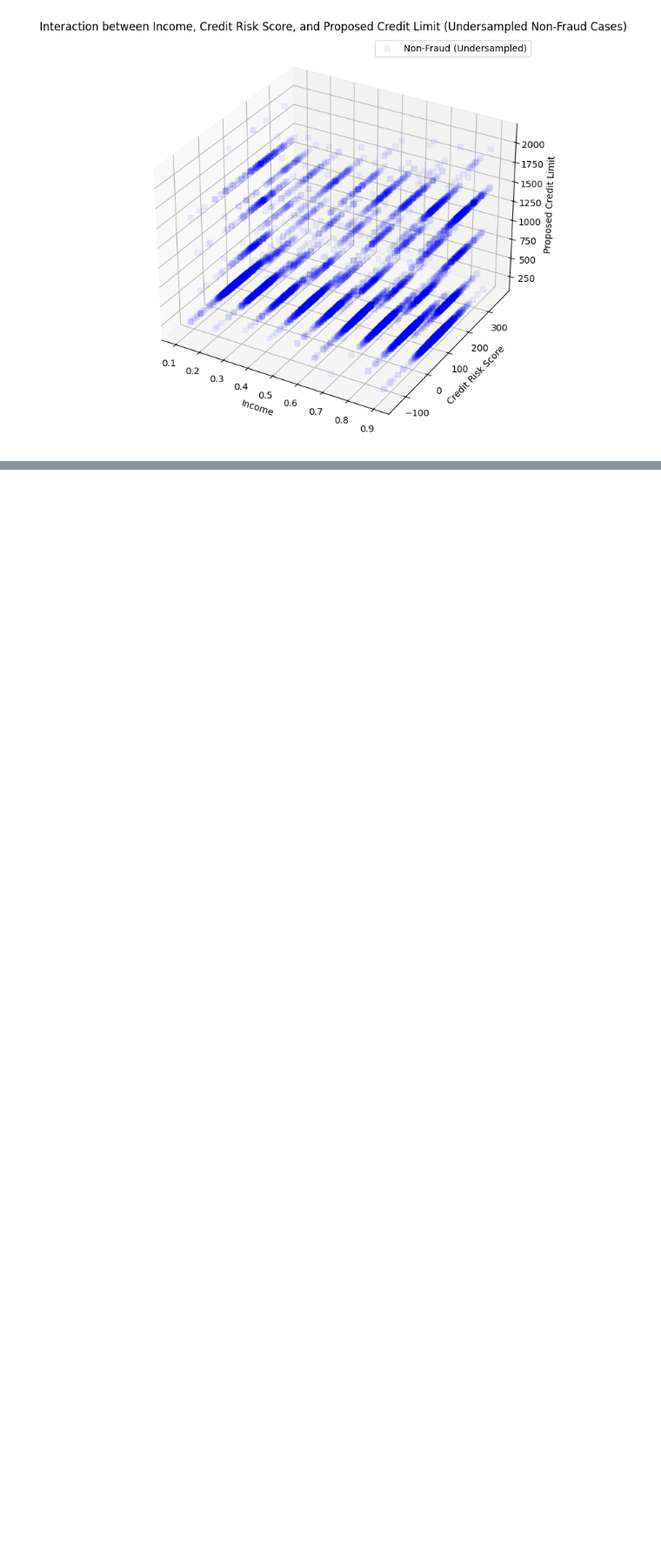
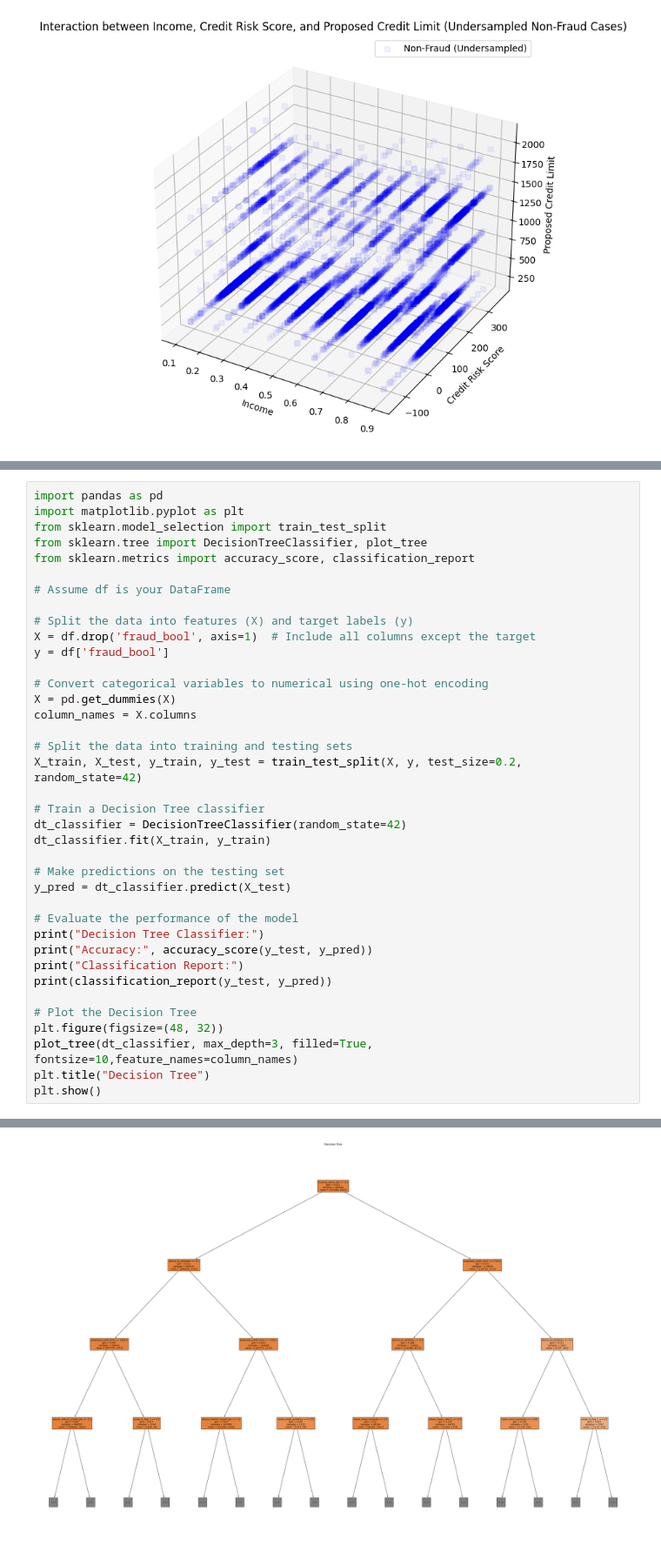
Before and after one commit to kclzl-nus/Detect-Fraudulent-Bank-Accounts, a Jupyter notebook: notebooks/1.0-waseem-credit-eda.ipynb, the cells around one changed output, grey strips where cells are left out. Shown at 87% size. Drawn from its saved outputs; the diff is of its cells as text; blank space fills up the shorter version.

```diff
--- a/notebooks/1.0-waseem-credit-eda.ipynb
+++ b/notebooks/1.0-waseem-credit-eda.ipynb
@@ -264,0 +216,39 @@ TypeError: 'Categorical' with dtype category does not support reduction 'sum'
+# %%
+import pandas as pd
+import matplotlib.pyplot as plt
+from sklearn.model_selection import train_test_split
+from sklearn.tree import DecisionTreeClassifier, plot_tree
+from sklearn.metrics import accuracy_score, classification_report
+
+# Assume df is your DataFrame
+
+# Split the data into features (X) and target labels (y)
+X = df.drop('fraud_bool', axis=1)  # Include all columns except the target
+y = df['fraud_bool']
+
+# Convert categorical variables to numerical using one-hot encoding
+X = pd.get_dummies(X)
+column_names = X.columns
+
+# Split the data into training and testing sets
+X_train, X_test, y_train, y_test = train_test_split(X, y, test_size=0.2, random_state=42)
+
+# Train a Decision Tree classifier
+dt_classifier = DecisionTreeClassifier(random_state=42)
+dt_classifier.fit(X_train, y_train)
+
+# Make predictions on the testing set
+y_pred = dt_classifier.predict(X_test)
+
+# Evaluate the performance of the model
+print("Decision Tree Classifier:")
+print("Accuracy:", accuracy_score(y_test, y_pred))
+print("Classification Report:")
+print(classification_report(y_test, y_pred))
+
+# Plot the Decision Tree
+plt.figure(figsize=(48, 32))
+plot_tree(dt_classifier, max_depth=3, filled=True, fontsize=10,feature_names=column_names)
+plt.title("Decision Tree")
+plt.show()
+# %% [output]
@@ -264,0 +266 @@ TypeError: 'Categorical' with dtype category does not support reduction 'sum'
+[figure, added]
```
Also changed, not shown: parts of 8 cells of this notebook.
